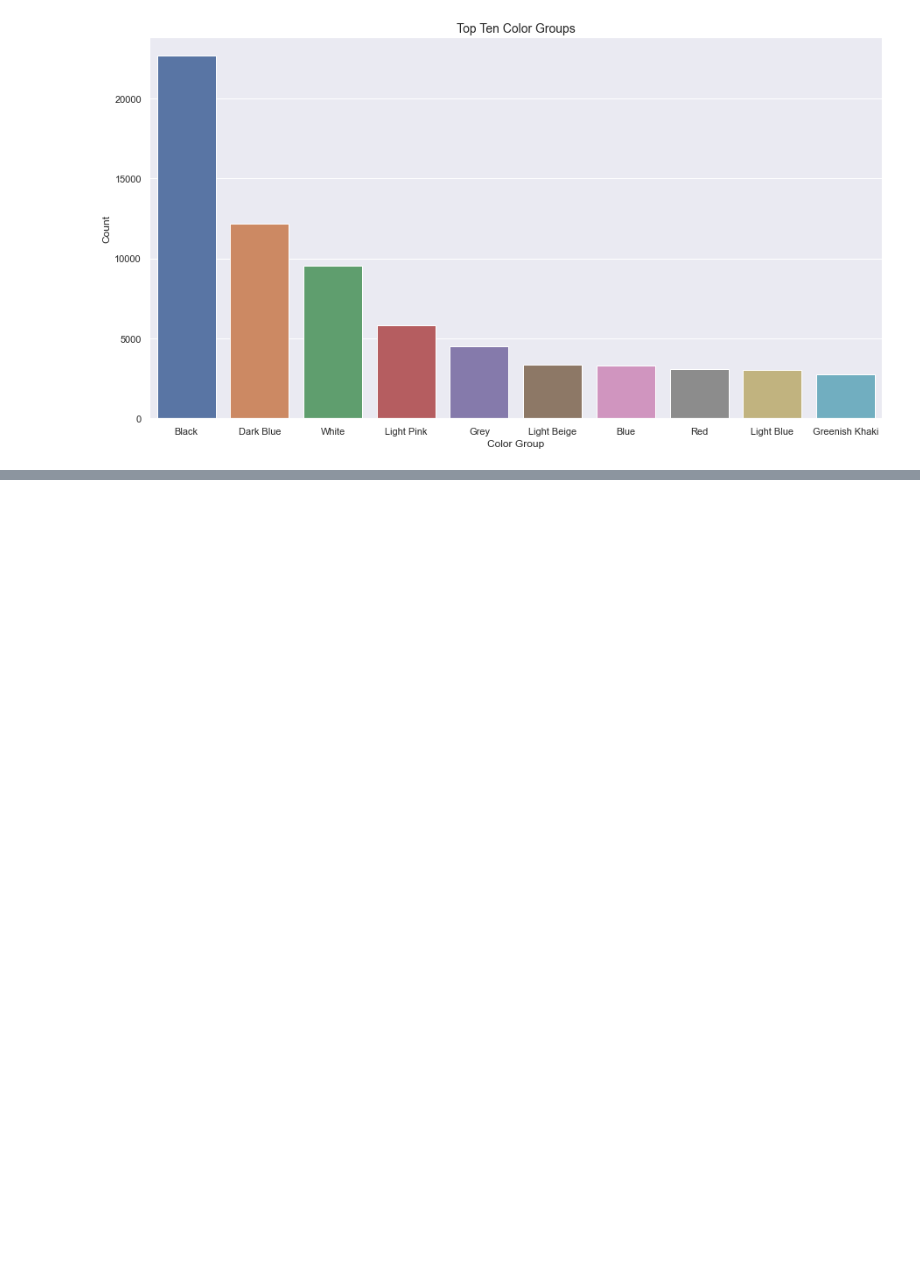
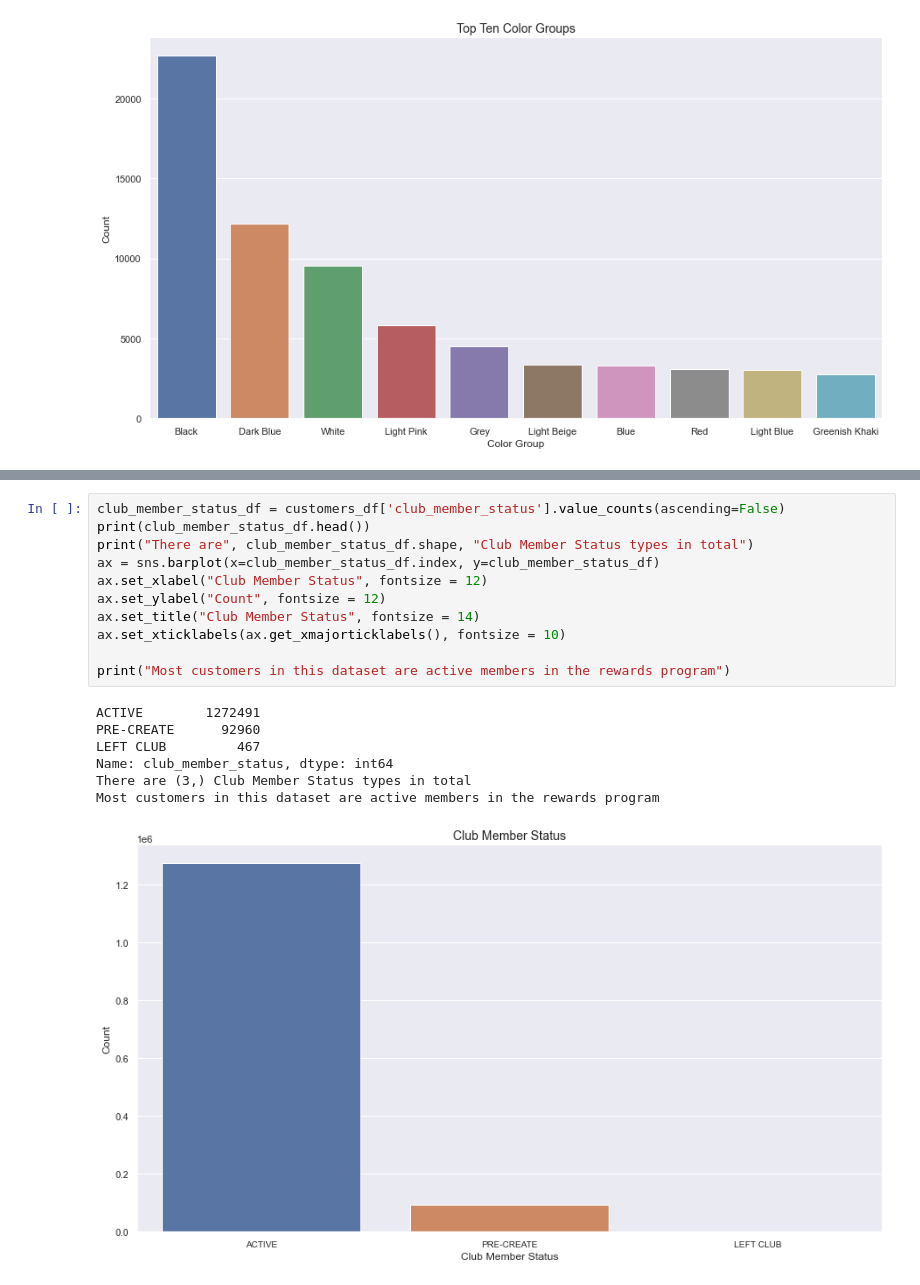
Before and after one commit to ParkerJiang/4995Group36FinalProject, a Jupyter notebook: EDA.ipynb, the cells around one changed output, grey strips where cells are left out. Cells and saved outputs as stored; diff of their text form; blank space fills up the shorter version.

```diff
--- a/EDA.ipynb
+++ b/EDA.ipynb
@@ -68,0 +98,19 @@ There are (10,) Clothing Types in total
+# %%
+club_member_status_df = customers_df['club_member_status'].value_counts(ascending=False)
+print(club_member_status_df.head())
+print("There are", club_member_status_df.shape, "Club Member Status types in total")
+ax = sns.barplot(x=club_member_status_df.index, y=club_member_status_df)
+ax.set_xlabel("Club Member Status", fontsize = 12)
+ax.set_ylabel("Count", fontsize = 12)
+ax.set_title("Club Member Status", fontsize = 14)
+ax.set_xticklabels(ax.get_xmajorticklabels(), fontsize = 10)
+
+print("Most customers in this dataset are active members in the rewards program")
+# %% [output]
+ACTIVE        1272491
+PRE-CREATE      92960
+LEFT CLUB         467
+Name: club_member_status, dtype: int64
+There are (3,) Club Member Status types in total
+Most customers in this dataset are active members in the rewards program
+[figure, added]
```
Also changed, not shown: parts of 7 cells of this notebook.
